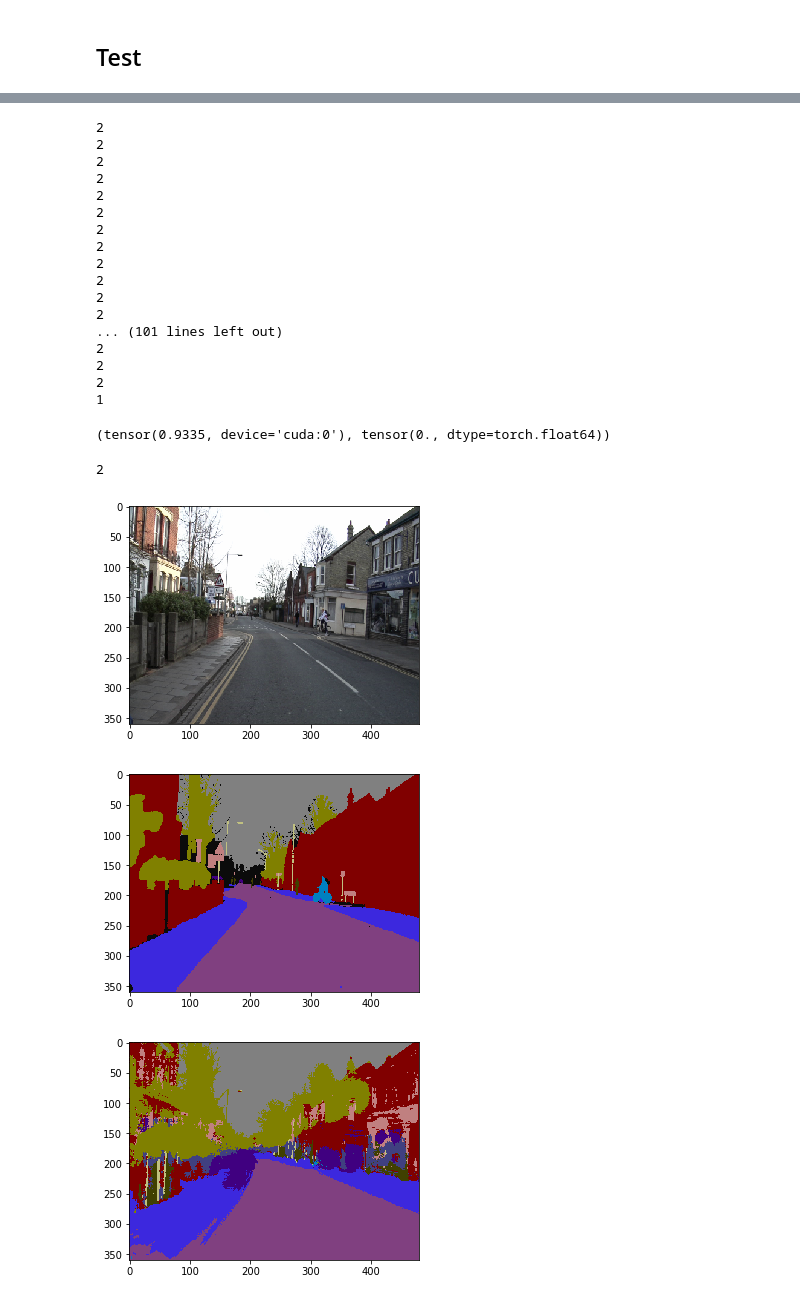
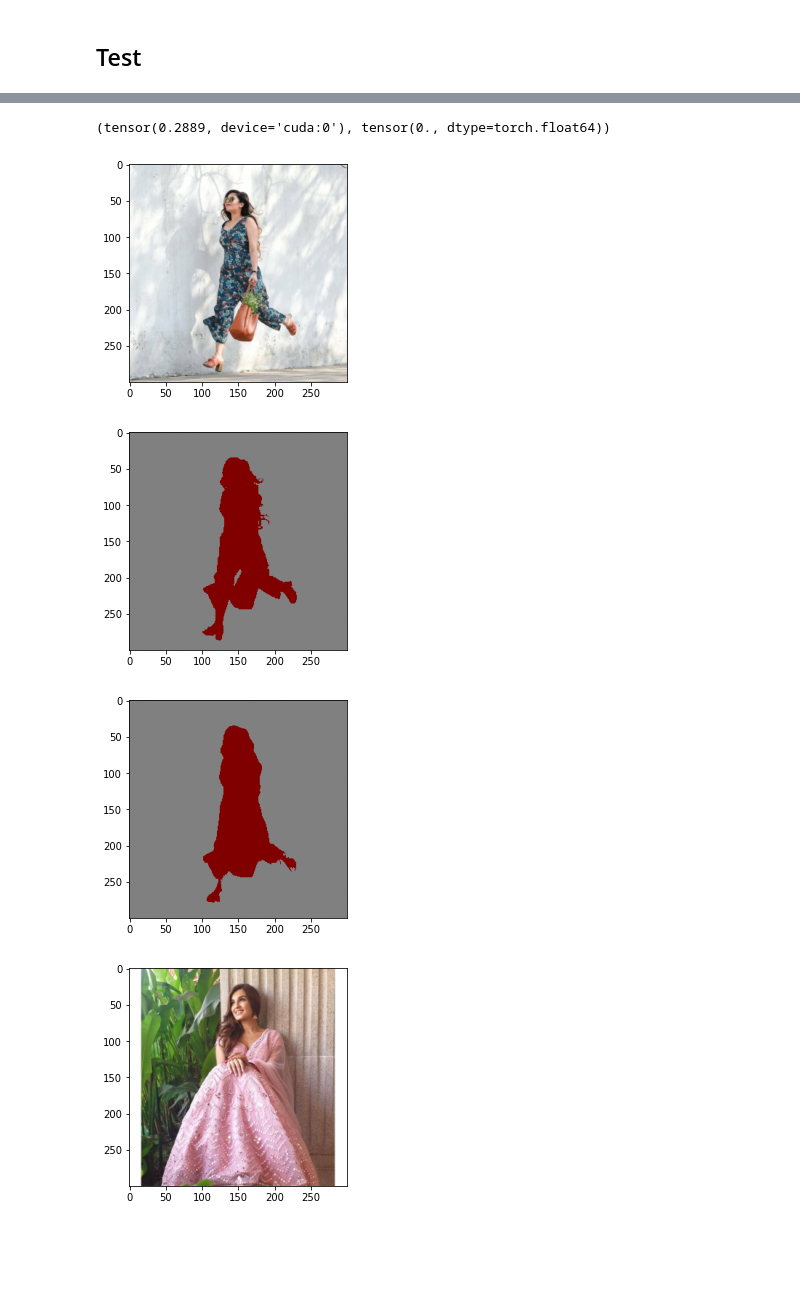
Before and after one commit to HarshitDaftary/ImageSegmentation, a Jupyter notebook: train.ipynb, the cells around one changed output, grey strips where cells are left out. Cells and saved outputs as stored; diff of their text form; code cells hidden in the pictures; blank space fills up the shorter version.

```diff
--- a/train.ipynb
+++ b/train.ipynb
@@ -57,8 +103,10 @@ batch_size = 2
 # %%
 normalize = transforms.Normalize(mean=camvid.mean, std=camvid.std)
 train_joint_transformer = transforms.Compose([
-    #joint_transforms.JointRandomCrop(224), # commented for fine-tuning
-    joint_transforms.JointRandomHorizontalFlip()
+    # joint_transforms.JointRandomCrop(224), # commented for fine-tuning
+    joint_transforms.JointScale(300),
+    joint_transforms.JointCenterCrop(300),
+    # joint_transforms.JointRandomHorizontalFlip()
     ])
 train_dset = camvid.CamVid(CAMVID_PATH, 'train',
       joint_transform=train_joint_transformer,
@@ -70,7 +118,7 @@ train_loader = torch.utils.data.DataLoader(
     train_dset, batch_size=batch_size, shuffle=True)
 
 val_dset = camvid.CamVid(
-    CAMVID_PATH, 'val', joint_transform=None,
+    CAMVID_PATH, 'val', joint_transform=train_joint_transformer,
     transform=transforms.Compose([
         transforms.ToTensor(),
         normalize
@@ -79,7 +127,7 @@ val_loader = torch.utils.data.DataLoader(
     val_dset, batch_size=batch_size, shuffle=False)
 
 test_dset = camvid.CamVid(
-    CAMVID_PATH, 'test', joint_transform=None,
+    CAMVID_PATH, 'test', joint_transform=train_joint_transformer,
     transform=transforms.Compose([
         transforms.ToTensor(),
         normalize
@@ -117,28 +165,23 @@ N_EPOCHS = 20
 torch.cuda.manual_seed(0)
 # %%
-model = tiramisu.FCDenseNet67(n_classes=12).cuda()
+model = tiramisu.FCDenseNet67(n_classes=2).cuda()
 model.apply(train_utils.weights_init)
 optimizer = torch.optim.RMSprop(model.parameters(), lr=LR, weight_decay=1e-4)
-criterion = nn.NLLLoss(weight=camvid.class_weight.cuda()).cuda()
+#criterion = nn.NLLLoss(weight=camvid.class_weight.cuda()).cuda()
+criterion = nn.NLLLoss().cuda()
 # %%
-N_EPOCHS = 2
+N_EPOCHS = 100
 # %%
 for epoch in range(1, N_EPOCHS+1):
     since = time.time()
-    torch.cuda.empty_cache()
-
+    dict_read = {"epoch":"{:d}".format(epoch)}
     ### Train ###
-    trn_loss, trn_err = train_utils.train(
-        model, train_loader, optimizer, criterion, epoch)
+    trn_loss, trn_err = train_utils.train(model, train_loader, optimizer, criterion, epoch)
     print('Epoch {:d}\nTrain - Loss: {:.4f}, Acc: {:.4f}'.format(
         epoch, trn_loss, 1-trn_err))
     time_elapsed = time.time() - since
     print('Train Time {:.0f}m {:.0f}s'.format(
         time_elapsed // 60, time_elapsed % 60))
-
-
-    val_loss = 0.1
-    val_err = 0.1
     ### Test ###
     val_loss, val_err = train_utils.test(model, val_loader, criterion, epoch)
     print('Val - Loss: {:.4f} | Acc: {:.4f}'.format(val_loss, 1-val_err))
@@ -146,6 +189,8 @@ for epoch in range(1, N_EPOCHS+1):
     print('Total Time {:.0f}m {:.0f}s\n'.format(
         time_elapsed // 60, time_elapsed % 60))
 
+
+
     ### Checkpoint ###
     train_utils.save_weights(model, epoch, val_loss, val_err)
 
@@ -195,28 +220,11 @@ loaded weights (lastEpoch 10, loss 0.6897057890892029, error 0.0)
 # %%
 train_utils.test(model, test_loader, criterion, epoch=1)
 # %% [output]
-2
-2
-2
-2
-2
-2
-2
-2
-2
-2
-2
-2
-... (101 lines left out)
-2
-2
-2
-1
+(tensor(0.2889, device='cuda:0'), tensor(0., dtype=torch.float64))
-(tensor(0.9335, device='cuda:0'), tensor(0., dtype=torch.float64))
 # %%
-train_utils.view_sample_predictions(model, test_loader, n=1)
+train_utils.view_sample_predictions(model, test_loader, n=10)
 # %% [output]
-2
-[figure, old version]
+[figure, new version]
-[figure, old version]
+[figure, new version]
-[figure, old version]
+[figure, new version]
+[figure, added]
```
Also changed, not shown: parts of 15 cells of this notebook, 1 other file.
